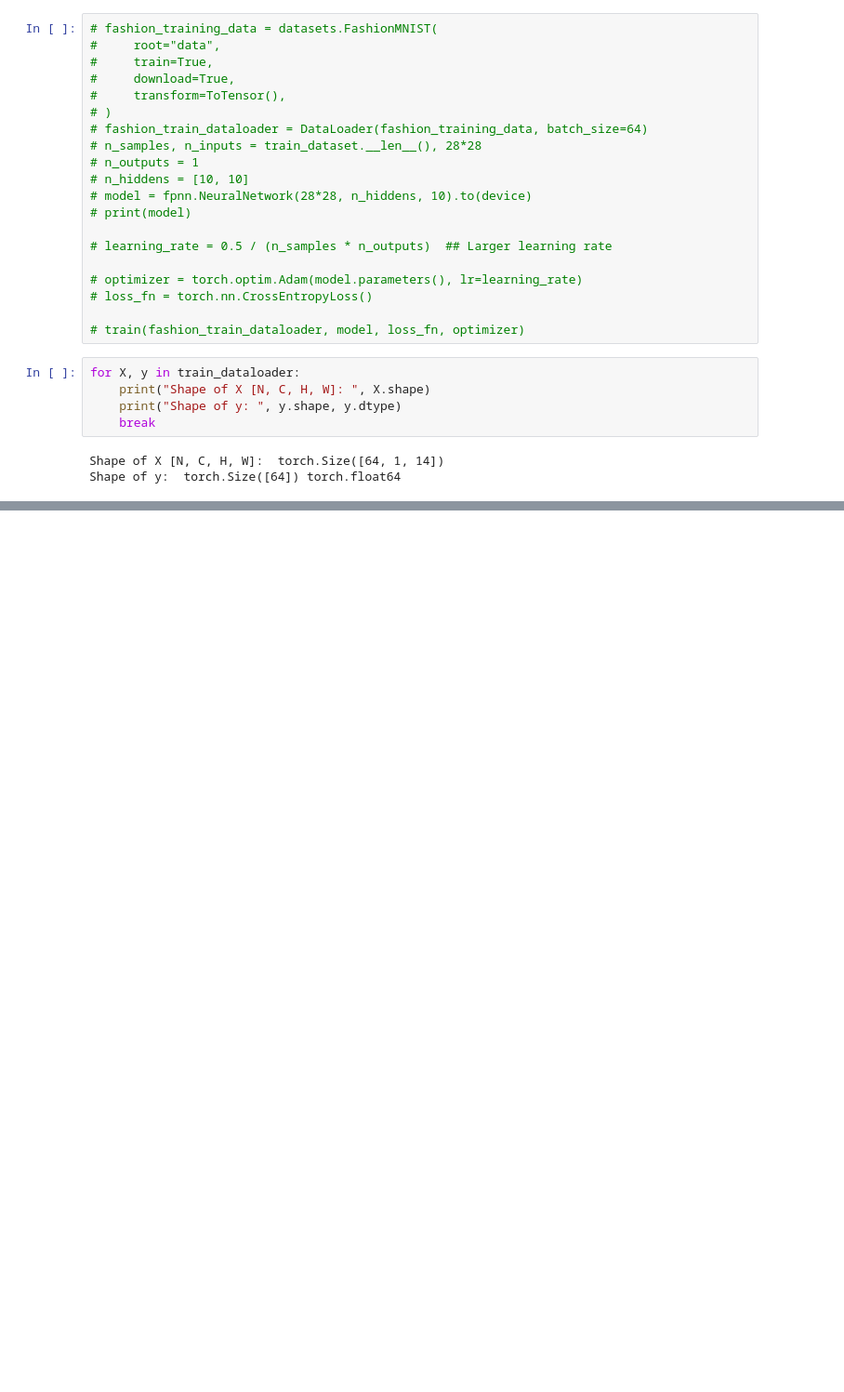
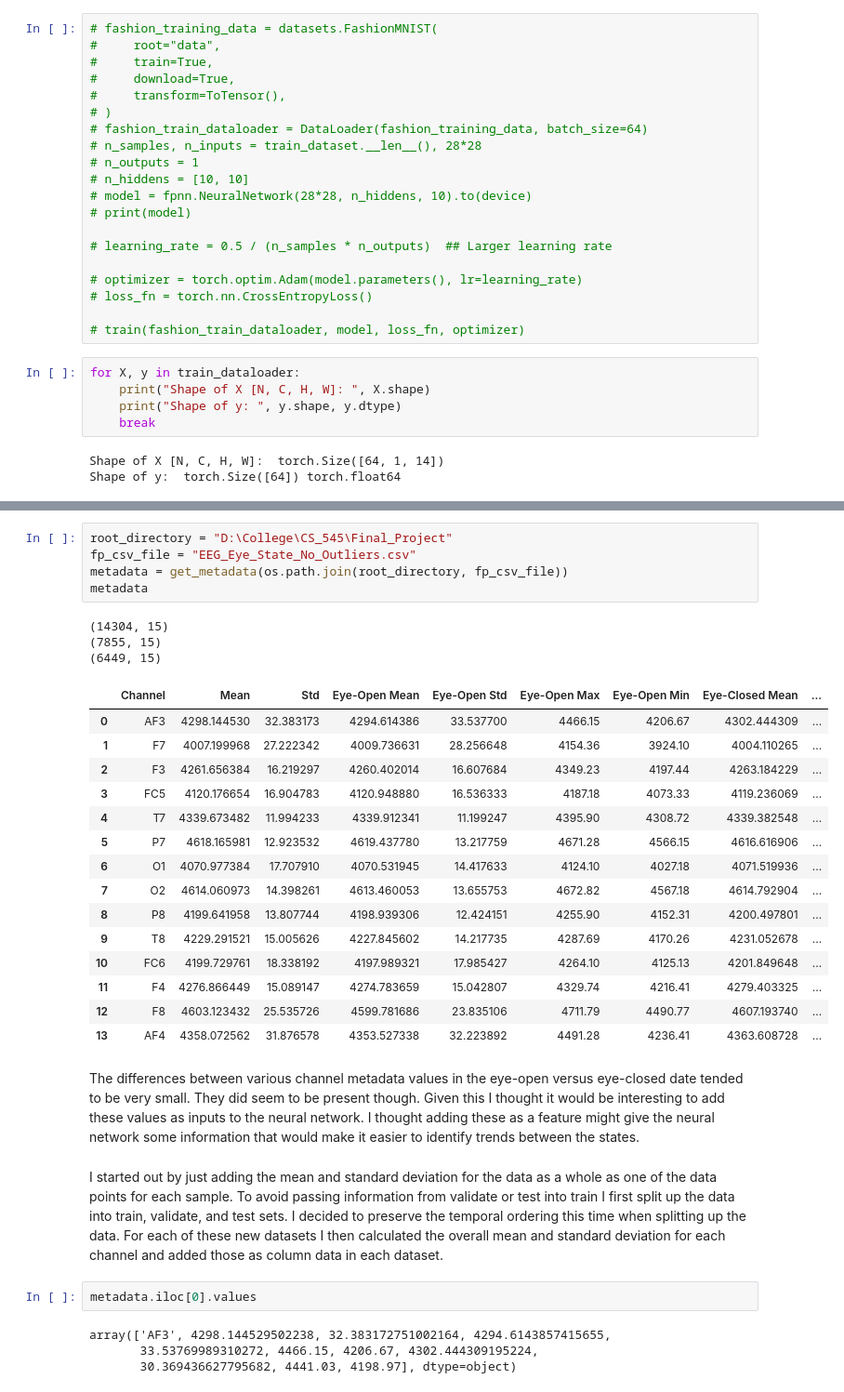
Before and after one commit to Randalthor95/CS_545, a Jupyter notebook: Final_Project/Feudale_Final_Project.ipynb, the cells around one changed output, grey strips where cells are left out. Shown at 93% size. Saved outputs shown, nothing was run; the diff lists cells and outputs as text; blank space fills up the shorter version.

```diff
--- a/Final_Project/Feudale_Final_Project.ipynb
+++ b/Final_Project/Feudale_Final_Project.ipynb
@@ -490,0 +793,34 @@ Done:  1038.2934348583221  seconds
+# %%
+root_directory = "D:\College\CS_545\Final_Project"
+fp_csv_file = "EEG_Eye_State_No_Outliers.csv"
+metadata = get_metadata(os.path.join(root_directory, fp_csv_file))
+metadata
+# %% [output]
+(14304, 15)
+(7855, 15)
+(6449, 15)
+|  | Channel | Mean | Std | Eye-Open Mean | Eye-Open Std | Eye-Open Max | Eye-Open Min | Eye-Closed Mean | ... |
+| 0 | AF3 | 4298.144530 | 32.383173 | 4294.614386 | 33.537700 | 4466.15 | 4206.67 | 4302.444309 | ... |
+| 1 | F7 | 4007.199968 | 27.222342 | 4009.736631 | 28.256648 | 4154.36 | 3924.10 | 4004.110265 | ... |
+| 2 | F3 | 4261.656384 | 16.219297 | 4260.402014 | 16.607684 | 4349.23 | 4197.44 | 4263.184229 | ... |
+| 3 | FC5 | 4120.176654 | 16.904783 | 4120.948880 | 16.536333 | 4187.18 | 4073.33 | 4119.236069 | ... |
+| 4 | T7 | 4339.673482 | 11.994233 | 4339.912341 | 11.199247 | 4395.90 | 4308.72 | 4339.382548 | ... |
+| 5 | P7 | 4618.165981 | 12.923532 | 4619.437780 | 13.217759 | 4671.28 | 4566.15 | 4616.616906 | ... |
+| 6 | O1 | 4070.977384 | 17.707910 | 4070.531945 | 14.417633 | 4124.10 | 4027.18 | 4071.519936 | ... |
+| 7 | O2 | 4614.060973 | 14.398261 | 4613.460053 | 13.655753 | 4672.82 | 4567.18 | 4614.792904 | ... |
+| 8 | P8 | 4199.641958 | 13.807744 | 4198.939306 | 12.424151 | 4255.90 | 4152.31 | 4200.497801 | ... |
+| 9 | T8 | 4229.291521 | 15.005626 | 4227.845602 | 14.217735 | 4287.69 | 4170.26 | 4231.052678 | ... |
+| 10 | FC6 | 4199.729761 | 18.338192 | 4197.989321 | 17.985427 | 4264.10 | 4125.13 | 4201.849648 | ... |
+| 11 | F4 | 4276.866449 | 15.089147 | 4274.783659 | 15.042807 | 4329.74 | 4216.41 | 4279.403325 | ... |
+| 12 | F8 | 4603.123432 | 25.535726 | 4599.781686 | 23.835106 | 4711.79 | 4490.77 | 4607.193740 | ... |
+| 13 | AF4 | 4358.072562 | 31.876578 | 4353.527338 | 32.223892 | 4491.28 | 4236.41 | 4363.608728 | ... |
+# %% [markdown]
+The differences between various channel metadata values in the eye-open versus eye-closed date tended to be very small. They did seem to be present though. Given this I thought it would be interesting to add these values as inputs to the neural network. I thought adding these as a feature might give the neural network some information that would make it easier to identify trends between the states.
+# %% [markdown]
+I started out by just adding the mean and standard deviation for the data as a whole as one of the data points for each sample. To avoid passing information from validate or test into train I first split up the data into train, validate, and test sets. I decided to preserve the temporal ordering this time when splitting up the data. For each of these new datasets I then calculated the overall mean and standard deviation for each channel and added those as column data in each dataset.
+# %%
+metadata.iloc[0].values
+# %% [output]
+array(['AF3', 4298.144529502238, 32.383172751002164, 4294.6143857415655,
+       33.53769989310272, 4466.15, 4206.67, 4302.444309195224,
+       30.369436627795682, 4441.03, 4198.97], dtype=object)
```
Also changed, not shown: parts of 22 cells of this notebook, 5 other files.
